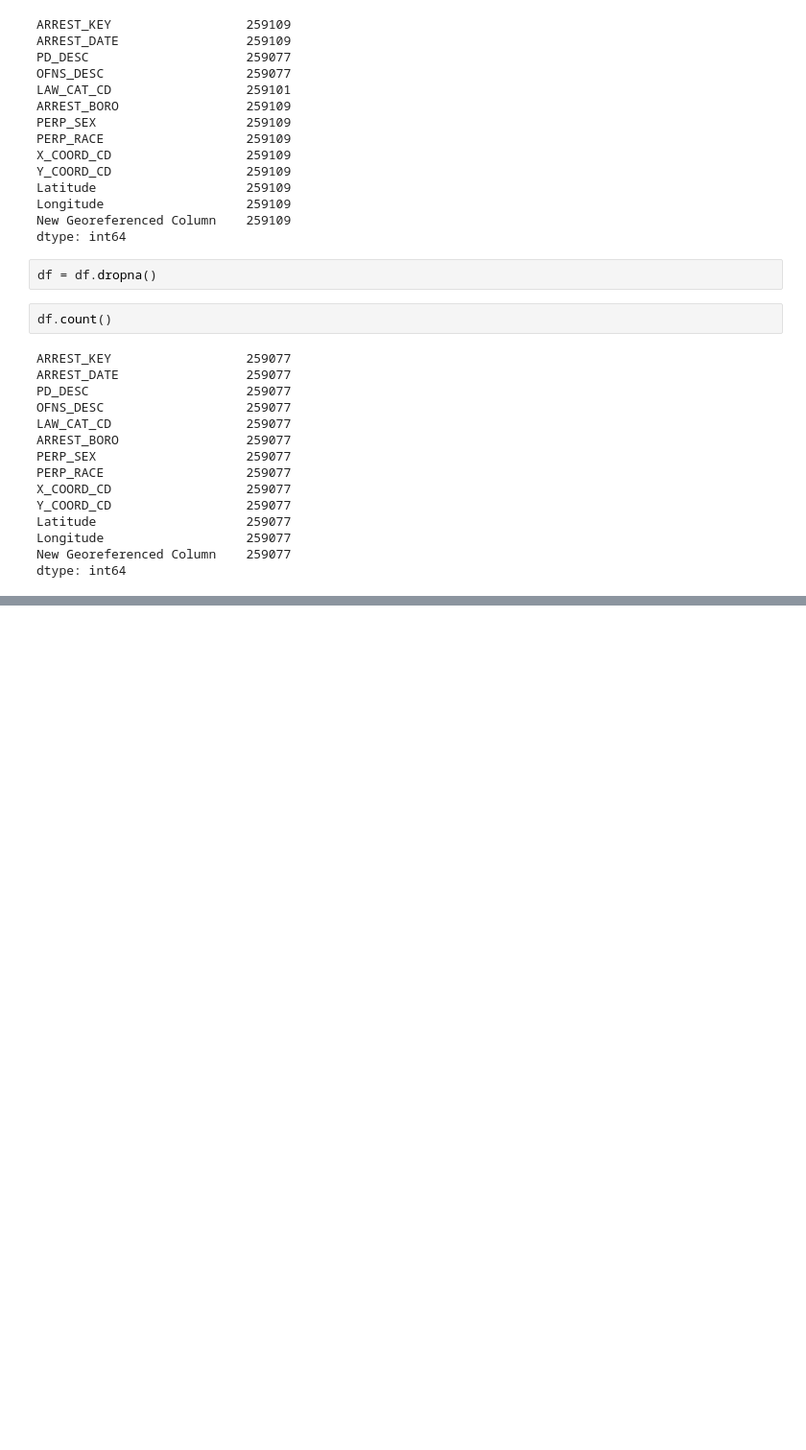
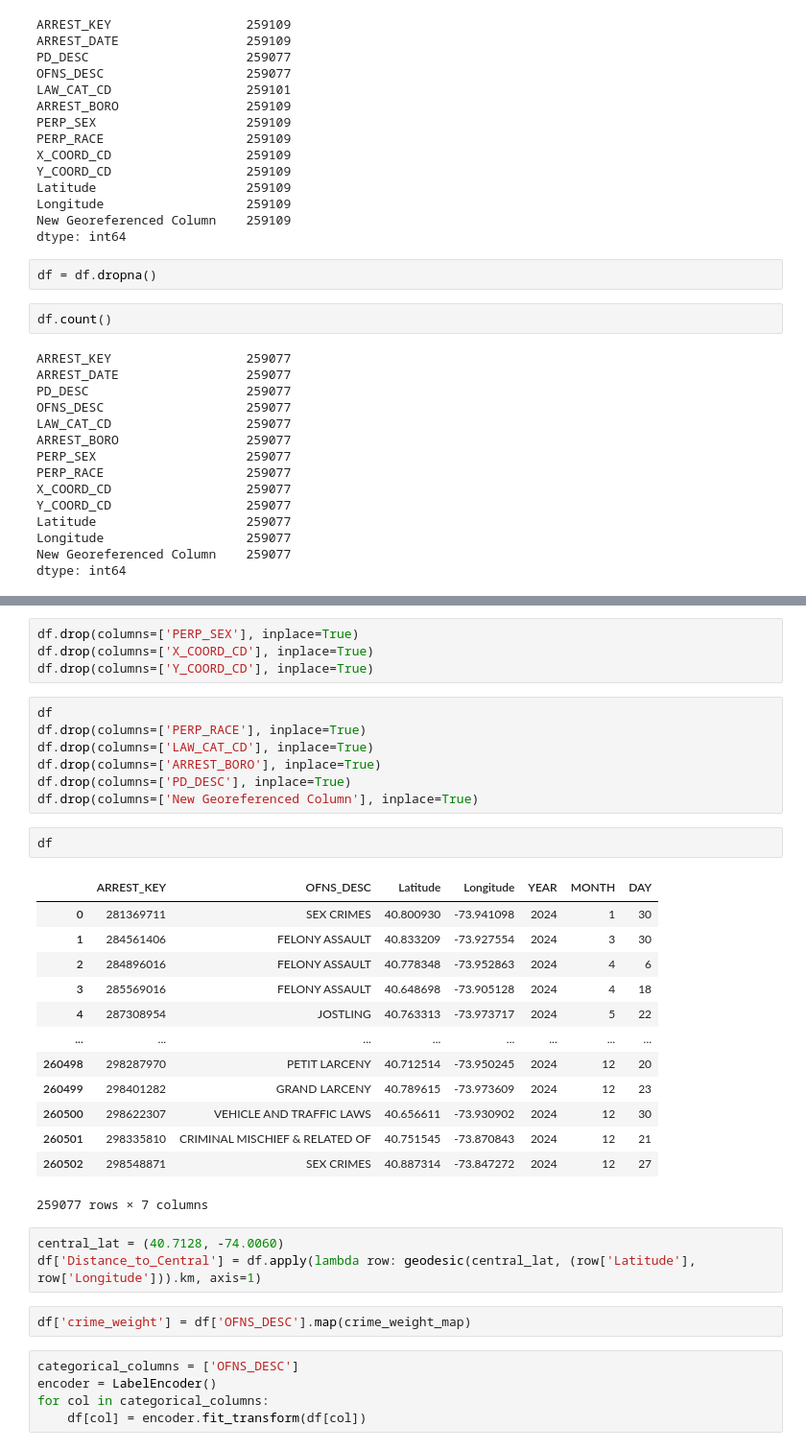
Before and after one commit to Ffarzan11/nyc_safety_indicator, a Jupyter notebook: code.ipynb, the cells around one changed output, grey strips where cells are left out. Shown: that part at 96% size. Saved outputs shown, nothing was run; the diff lists cells and outputs as text; blank space fills up the shorter version.

```diff
--- a/code.ipynb
+++ b/code.ipynb
@@ -125,0 +256,37 @@ dtype: int64
+# %%
+df.drop(columns=['PERP_SEX'], inplace=True)
+df.drop(columns=['X_COORD_CD'], inplace=True)
+df.drop(columns=['Y_COORD_CD'], inplace=True)
+# %%
+df
+df.drop(columns=['PERP_RACE'], inplace=True)
+df.drop(columns=['LAW_CAT_CD'], inplace=True)
+df.drop(columns=['ARREST_BORO'], inplace=True)
+df.drop(columns=['PD_DESC'], inplace=True)
+df.drop(columns=['New Georeferenced Column'], inplace=True)
+# %%
+df
+# %% [output]
+|  | ARREST_KEY | OFNS_DESC | Latitude | Longitude | YEAR | MONTH | DAY |
+| 0 | 281369711 | SEX CRIMES | 40.800930 | -73.941098 | 2024 | 1 | 30 |
+| 1 | 284561406 | FELONY ASSAULT | 40.833209 | -73.927554 | 2024 | 3 | 30 |
+| 2 | 284896016 | FELONY ASSAULT | 40.778348 | -73.952863 | 2024 | 4 | 6 |
+| 3 | 285569016 | FELONY ASSAULT | 40.648698 | -73.905128 | 2024 | 4 | 18 |
+| 4 | 287308954 | JOSTLING | 40.763313 | -73.973717 | 2024 | 5 | 22 |
+| ... | ... | ... | ... | ... | ... | ... | ... |
+| 260498 | 298287970 | PETIT LARCENY | 40.712514 | -73.950245 | 2024 | 12 | 20 |
+| 260499 | 298401282 | GRAND LARCENY | 40.789615 | -73.973609 | 2024 | 12 | 23 |
+| 260500 | 298622307 | VEHICLE AND TRAFFIC LAWS | 40.656611 | -73.930902 | 2024 | 12 | 30 |
+| 260501 | 298335810 | CRIMINAL MISCHIEF & RELATED OF | 40.751545 | -73.870843 | 2024 | 12 | 21 |
+| 260502 | 298548871 | SEX CRIMES | 40.887314 | -73.847272 | 2024 | 12 | 27 |
+259077 rows × 7 columns
+# %%
+central_lat = (40.7128, -74.0060)
+df['Distance_to_Central'] = df.apply(lambda row: geodesic(central_lat, (row['Latitude'], row['Longitude'])).km, axis=1)
+# %%
+df['crime_weight'] = df['OFNS_DESC'].map(crime_weight_map)
+# %%
+categorical_columns = ['OFNS_DESC']
+encoder = LabelEncoder()
+for col in categorical_columns:
+    df[col] = encoder.fit_transform(df[col])
```
Also changed, not shown: parts of 13 cells of this notebook.
